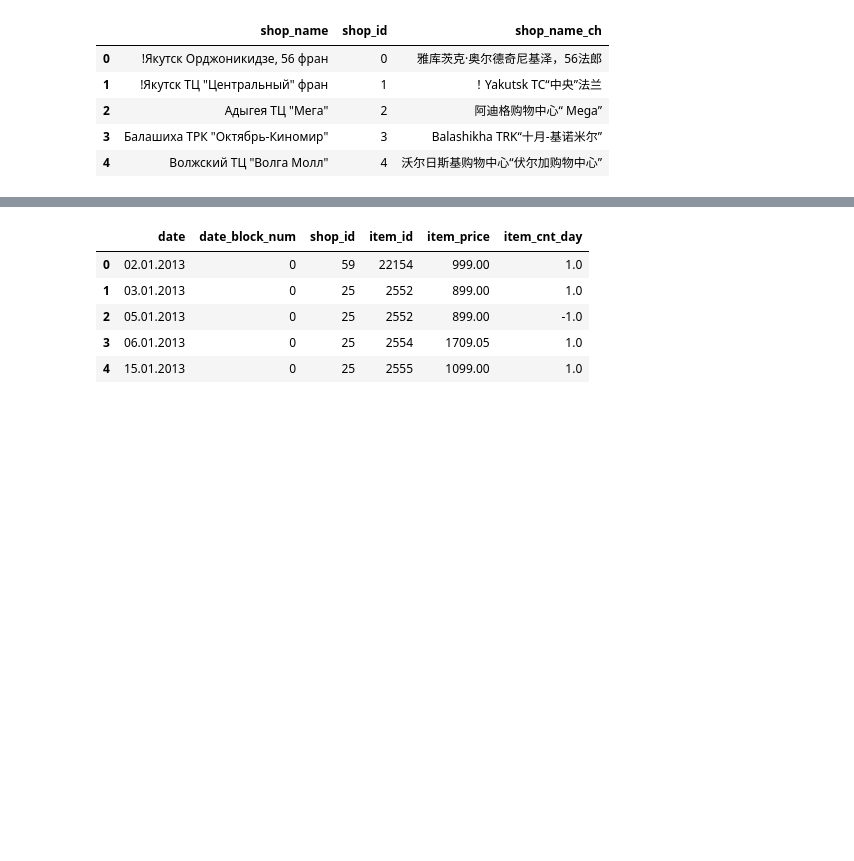
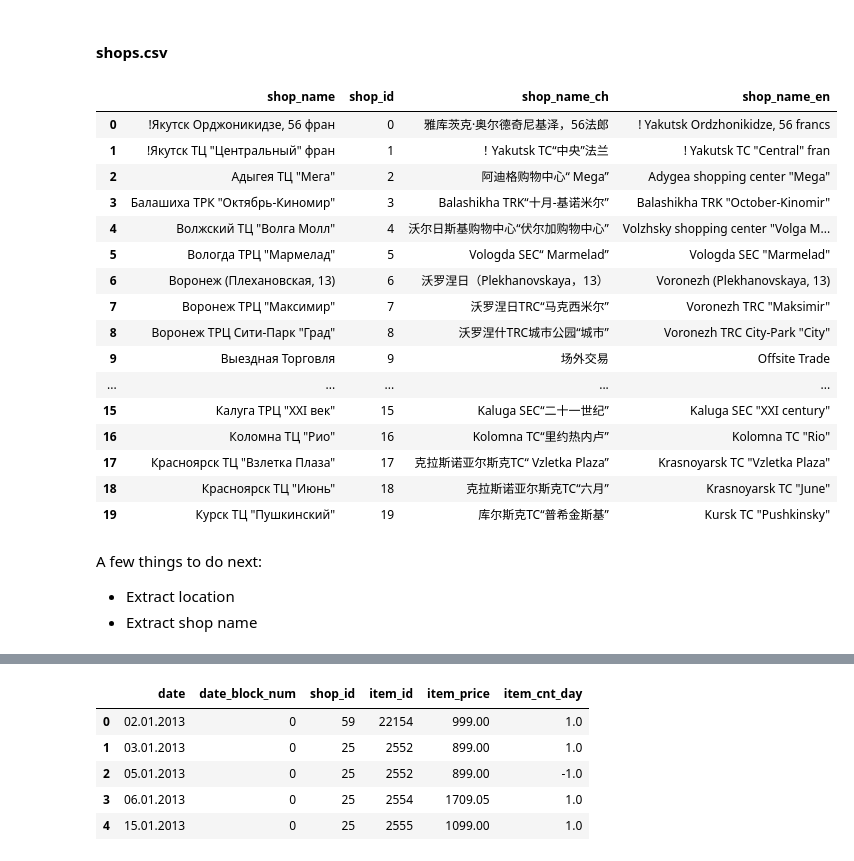
Before and after one commit to anqi-guo/kaggle_predict_future_sales, a Jupyter notebook: 未命名.ipynb, the cells around one changed output, grey strips where cells are left out. Drawn from its saved outputs; the diff is of its cells as text; code cells hidden in the pictures; blank space fills up the shorter version.

Commit message:
translate features

```diff
--- a/未命名.ipynb
+++ b/未命名.ipynb
@@ -2,3 +4,6 @@
 import pandas as pd
 import numpy as np
 from deep_translator import GoogleTranslator
+import pandas_profiling as pp
+
+pd.set_option('display.max_rows', None)
@@ -23,11 +78,30 @@ item_cat
+# %% [markdown]
+#### shops.csv
 # %%
 shops = pd.read_csv('shops.csv')
 shops['shop_name_ch'] = shops['shop_name'].apply(lambda x: GoogleTranslator(source='auto', target='zh').translate(x))
-shops.head()
+shops['shop_name_en'] = shops['shop_name'].apply(lambda x: GoogleTranslator(source='auto', target='en').translate(x))
+
+shops[:20]
 # %% [output]
-|  | shop_name | shop_id | shop_name_ch |
-| 0 | !Якутск Орджоникидзе, 56 фран | 0 | 雅库茨克·奥尔德奇尼基泽，56法郎 |
-| 1 | !Якутск ТЦ "Центральный" фран | 1 | ！Yakutsk TC“中央”法兰 |
-| 2 | Адыгея ТЦ "Мега" | 2 | 阿迪格购物中心“ Mega” |
-| 3 | Балашиха ТРК "Октябрь-Киномир" | 3 | Balashikha TRK“十月-基诺米尔” |
-| 4 | Волжский ТЦ "Волга Молл" | 4 | 沃尔日斯基购物中心“伏尔加购物中心” |
+|  | shop_name | shop_id | shop_name_ch | shop_name_en |
+| 0 | !Якутск Орджоникидзе, 56 фран | 0 | 雅库茨克·奥尔德奇尼基泽，56法郎 | ! Yakutsk Ordzhonikidze, 56 francs |
+| 1 | !Якутск ТЦ "Центральный" фран | 1 | ！Yakutsk TC“中央”法兰 | ! Yakutsk TC "Central" fran |
+| 2 | Адыгея ТЦ "Мега" | 2 | 阿迪格购物中心“ Mega” | Adygea shopping center "Mega" |
+| 3 | Балашиха ТРК "Октябрь-Киномир" | 3 | Balashikha TRK“十月-基诺米尔” | Balashikha TRK "October-Kinomir" |
+| 4 | Волжский ТЦ "Волга Молл" | 4 | 沃尔日斯基购物中心“伏尔加购物中心” | Volzhsky shopping center "Volga M... |
+| 5 | Вологда ТРЦ "Мармелад" | 5 | Vologda SEC“ Marmelad” | Vologda SEC "Marmelad" |
+| 6 | Воронеж (Плехановская, 13) | 6 | 沃罗涅日（Plekhanovskaya，13） | Voronezh (Plekhanovskaya, 13) |
+| 7 | Воронеж ТРЦ "Максимир" | 7 | 沃罗涅日TRC“马克西米尔” | Voronezh TRC "Maksimir" |
+| 8 | Воронеж ТРЦ Сити-Парк "Град" | 8 | 沃罗涅什TRC城市公园“城市” | Voronezh TRC City-Park "City" |
+| 9 | Выездная Торговля | 9 | 场外交易 | Offsite Trade |
+| ... | ... | ... | ... | ... |
+| 15 | Калуга ТРЦ "XXI век" | 15 | Kaluga SEC“二十一世纪” | Kaluga SEC "XXI century" |
+| 16 | Коломна ТЦ "Рио" | 16 | Kolomna TC“里约热内卢” | Kolomna TC "Rio" |
+| 17 | Красноярск ТЦ "Взлетка Плаза" | 17 | 克拉斯诺亚尔斯克TC“ Vzletka Plaza” | Krasnoyarsk TC "Vzletka Plaza" |
+| 18 | Красноярск ТЦ "Июнь" | 18 | 克拉斯诺亚尔斯克TC“六月” | Krasnoyarsk TC "June" |
+| 19 | Курск ТЦ "Пушкинский" | 19 | 库尔斯克TC“普希金斯基” | Kursk TC "Pushkinsky" |
+# %% [markdown]
+A few things to do next:
+- Extract location
+- Extract shop name
```
Also changed, not shown: parts of 17 cells of this notebook.
